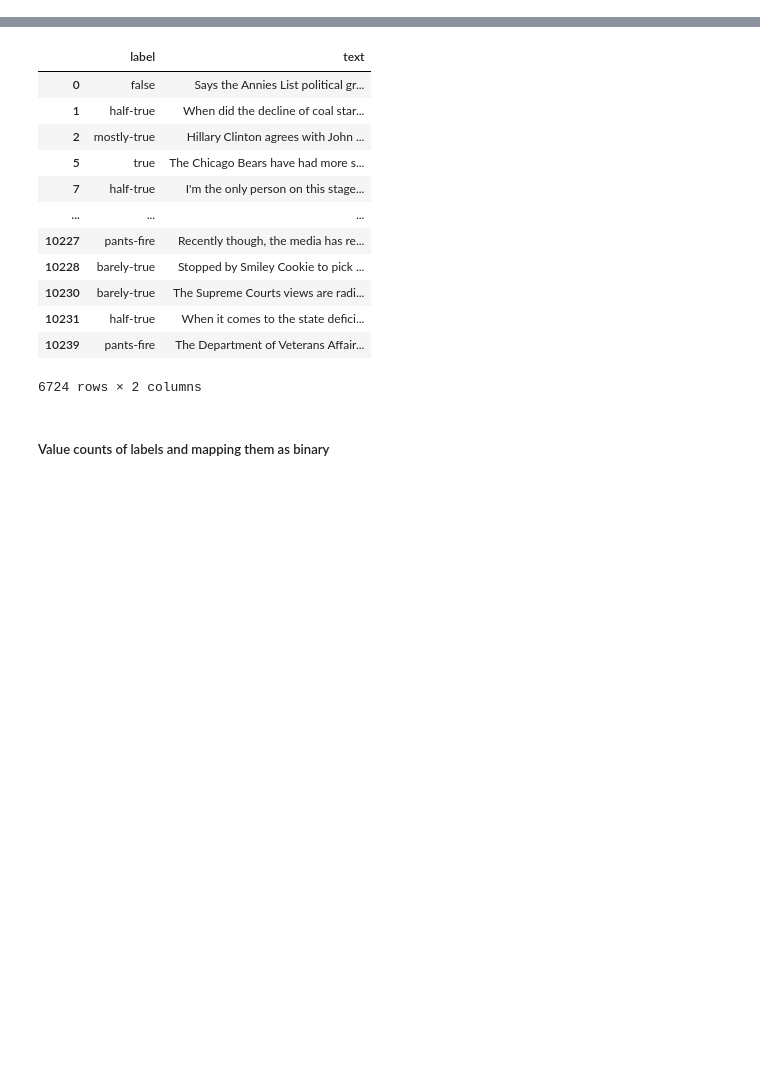
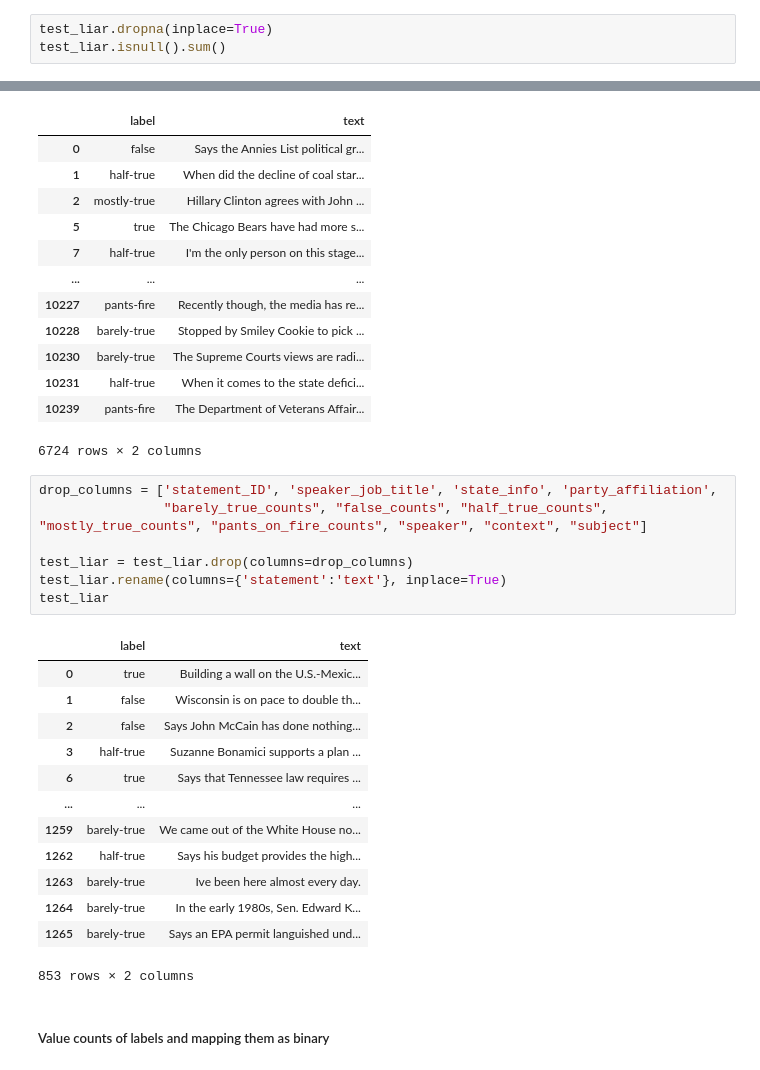
Before and after one commit to oguzaliarslan/llm_fake_news, a Jupyter notebook: main.ipynb, the cells around one changed output, grey strips where cells are left out. Drawn from its saved outputs; the diff is of its cells as text; blank space fills up the shorter version.

```diff
--- a/main.ipynb
+++ b/main.ipynb
@@ -327,3 +306,6 @@ mostly_true_counts      0
 pants_on_fire_counts    0
 context                 0
 dtype: int64
+# %%
+test_liar.dropna(inplace=True)
+test_liar.isnull().sum()
@@ -350,6 +348,27 @@ liar_clean
 | 10231 | half-true | When it comes to the state defici... |
 | 10239 | pants-fire | The Department of Veterans Affair... |
 6724 rows × 2 columns
+# %%
+drop_columns = ['statement_ID', 'speaker_job_title', 'state_info', 'party_affiliation',
+                "barely_true_counts", "false_counts", "half_true_counts", "mostly_true_counts", "pants_on_fire_counts", "speaker", "context", "subject"]
+
+test_liar = test_liar.drop(columns=drop_columns)
+test_liar.rename(columns={'statement':'text'}, inplace=True)
+test_liar
+# %% [output]
+|  | label | text |
+| 0 | true | Building a wall on the U.S.-Mexic... |
+| 1 | false | Wisconsin is on pace to double th... |
+| 2 | false | Says John McCain has done nothing... |
+| 3 | half-true | Suzanne Bonamici supports a plan ... |
+| 6 | true | Says that Tennessee law requires ... |
+| ... | ... | ... |
+| 1259 | barely-true | We came out of the White House no... |
+| 1262 | half-true | Says his budget provides the high... |
+| 1263 | barely-true | Ive been here almost every day. |
+| 1264 | barely-true | In the early 1980s, Sen. Edward K... |
+| 1265 | barely-true | Says an EPA permit languished und... |
+853 rows × 2 columns
 # %% [markdown]
 ##### Value counts of labels and mapping them as binary
 # %% [markdown]
```
Also changed, not shown: parts of 47 cells of this notebook, 2 other files.
